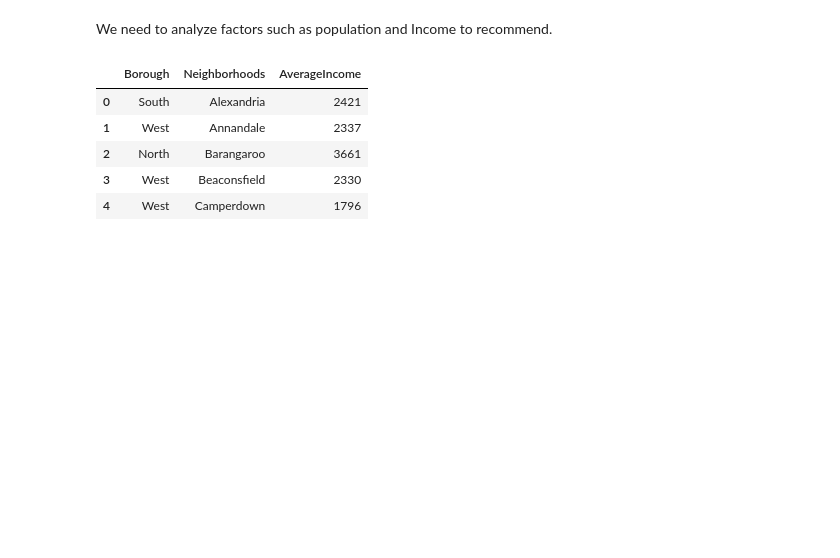
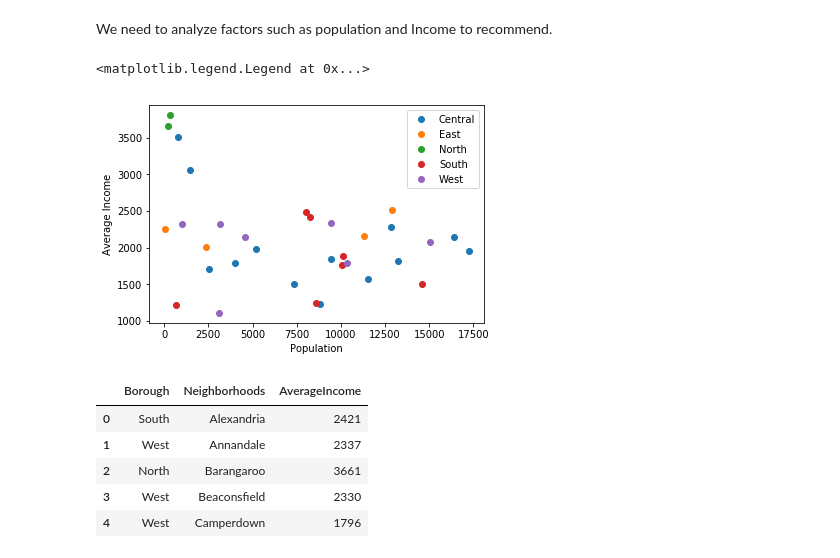
Before and after one commit to Arch2502/Coursera_Capstone, a Jupyter notebook: Capstone Final Project.ipynb, the cells around one changed output. Saved outputs shown, nothing was run; the diff lists cells and outputs as text; code cells hidden in the pictures; blank space fills up the shorter version.

```diff
--- a/Capstone Final Project.ipynb
+++ b/Capstone Final Project.ipynb
@@ -554,6 +554,20 @@ map_clusters
 # Finding similar locations based on user input (recommending location)
 # %% [markdown]
 We need to analyze factors such as population and Income to recommend.
+# %%
+import matplotlib.pyplot as plt
+%matplotlib inline
+
+groups = df_data_1.groupby("Borough")
+for name, group in groups:
+    plt.plot(group["Population"], group["AverageIncome"], marker="o", linestyle="", label=name)
+
+plt.xlabel('Population')
+plt.ylabel('Average Income')
+plt.legend()
+# %% [output]
+<matplotlib.legend.Legend at 0x...>
+[figure, added]
 # %%
 Sydney_income.head()
 # %% [output]
```
